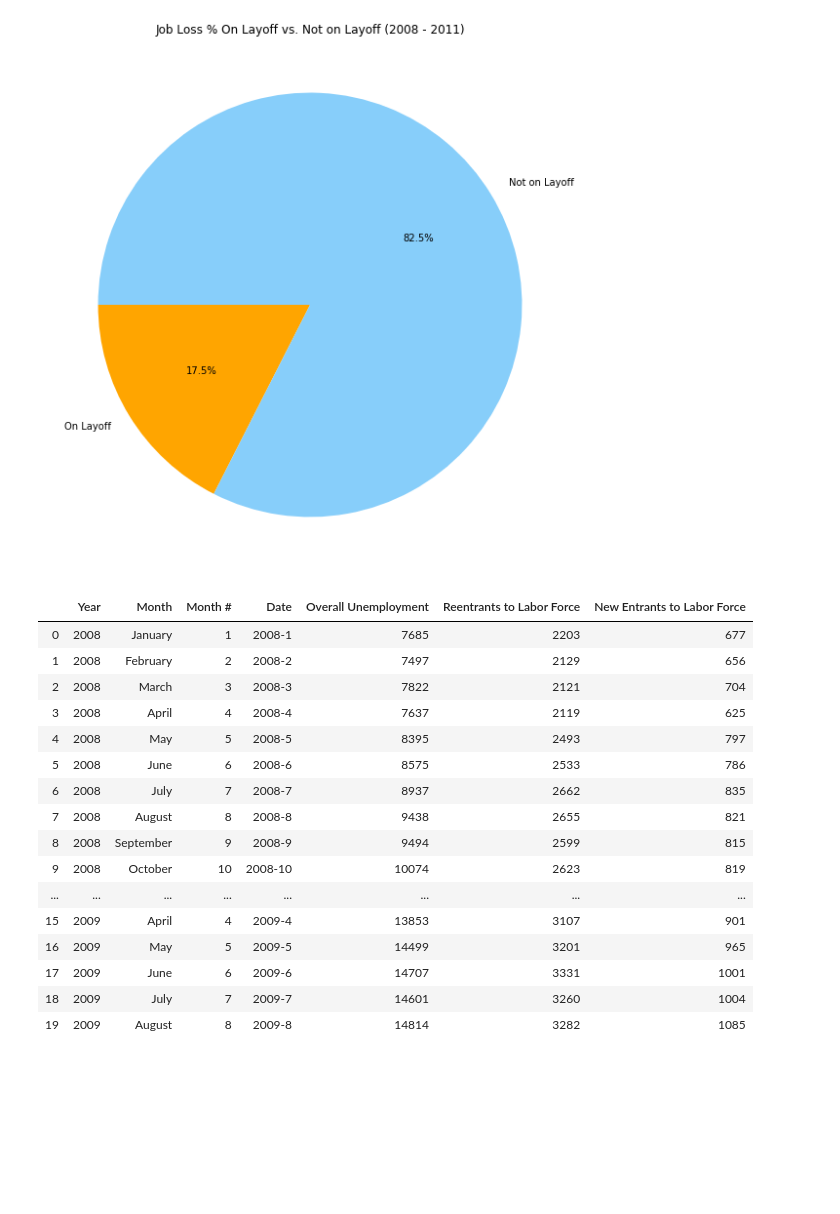
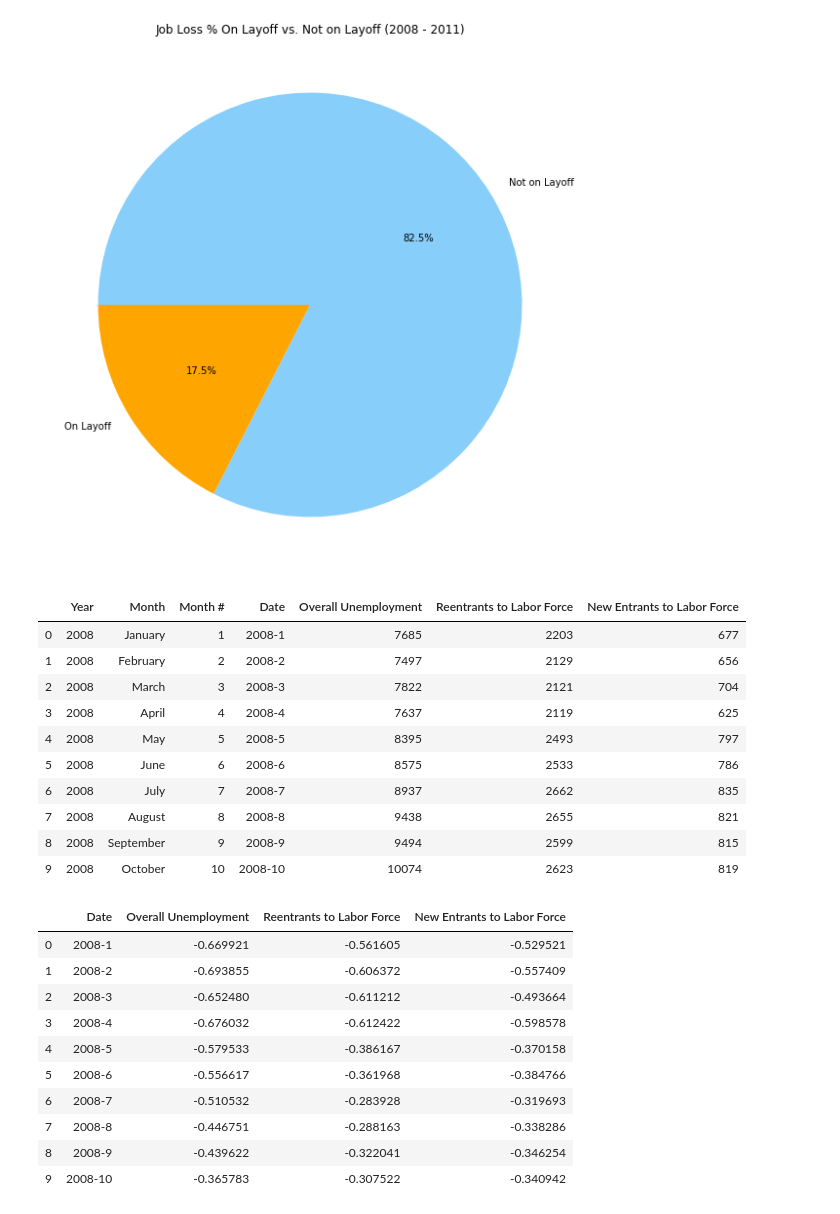
Before and after one commit to jasmine73317/Project-1_Unemployment_data, a Jupyter notebook: layoffs and unemployment.ipynb, the cells around one changed output. Cells and saved outputs as stored; diff of their text form; code cells hidden in the pictures; blank space fills up the shorter version.

```diff
--- a/layoffs and unemployment.ipynb
+++ b/layoffs and unemployment.ipynb
@@ -74,26 +74,39 @@ Text(0.5, 1.0, 'Job Loss % On Layoff vs. Not on Layoff (2008 - 2011)')
 # %%
 newworkforce = recession_layoffs[['Year', 'Month', 'Month #', 'Date', 'Overall Unemployment', 'Reentrants to Labor Force', 'New Entrants to Labor Force']]
 newworkforce = newworkforce.reindex(index=newworkforce.index[::-1])
 
 newworkforce = newworkforce.reset_index()
 del newworkforce['index']
 
-newworkforce.head(20)
+newworkforce.head(10)
 # %% [output]
 |  | Year | Month | Month # | Date | Overall Unemployment | Reentrants to Labor Force | New Entrants to Labor Force |
 | 0 | 2008 | January | 1 | 2008-1 | 7685 | 2203 | 677 |
 | 1 | 2008 | February | 2 | 2008-2 | 7497 | 2129 | 656 |
 | 2 | 2008 | March | 3 | 2008-3 | 7822 | 2121 | 704 |
 | 3 | 2008 | April | 4 | 2008-4 | 7637 | 2119 | 625 |
 | 4 | 2008 | May | 5 | 2008-5 | 8395 | 2493 | 797 |
 | 5 | 2008 | June | 6 | 2008-6 | 8575 | 2533 | 786 |
 | 6 | 2008 | July | 7 | 2008-7 | 8937 | 2662 | 835 |
 | 7 | 2008 | August | 8 | 2008-8 | 9438 | 2655 | 821 |
 | 8 | 2008 | September | 9 | 2008-9 | 9494 | 2599 | 815 |
 | 9 | 2008 | October | 10 | 2008-10 | 10074 | 2623 | 819 |
-| ... | ... | ... | ... | ... | ... | ... | ... |
-| 15 | 2009 | April | 4 | 2009-4 | 13853 | 3107 | 901 |
-| 16 | 2009 | May | 5 | 2009-5 | 14499 | 3201 | 965 |
-| 17 | 2009 | June | 6 | 2009-6 | 14707 | 3331 | 1001 |
-| 18 | 2009 | July | 7 | 2009-7 | 14601 | 3260 | 1004 |
-| 19 | 2009 | August | 8 | 2009-8 | 14814 | 3282 | 1085 |
+# %%
+change_df_data = newworkforce[['Overall Unemployment', 'Reentrants to Labor Force', 'New Entrants to Labor Force']]
+change_df_date = newworkforce['Date']
+change_norm = (change_df_data - change_df_data.mean()) / (change_df_data.max() - change_df_data.min())
+change_norm['Date'] = change_df_date
+change_norm = change_norm[['Date', 'Overall Unemployment', 'Reentrants to Labor Force', 'New Entrants to Labor Force']]
+change_norm.head(10)
+# %% [output]
+|  | Date | Overall Unemployment | Reentrants to Labor Force | New Entrants to Labor Force |
+| 0 | 2008-1 | -0.669921 | -0.561605 | -0.529521 |
+| 1 | 2008-2 | -0.693855 | -0.606372 | -0.557409 |
+| 2 | 2008-3 | -0.652480 | -0.611212 | -0.493664 |
+| 3 | 2008-4 | -0.676032 | -0.612422 | -0.598578 |
+| 4 | 2008-5 | -0.579533 | -0.386167 | -0.370158 |
+| 5 | 2008-6 | -0.556617 | -0.361968 | -0.384766 |
+| 6 | 2008-7 | -0.510532 | -0.283928 | -0.319693 |
+| 7 | 2008-8 | -0.446751 | -0.288163 | -0.338286 |
+| 8 | 2008-9 | -0.439622 | -0.322041 | -0.346254 |
+| 9 | 2008-10 | -0.365783 | -0.307522 | -0.340942 |
```
Also changed, not shown: parts of 6 cells of this notebook.
